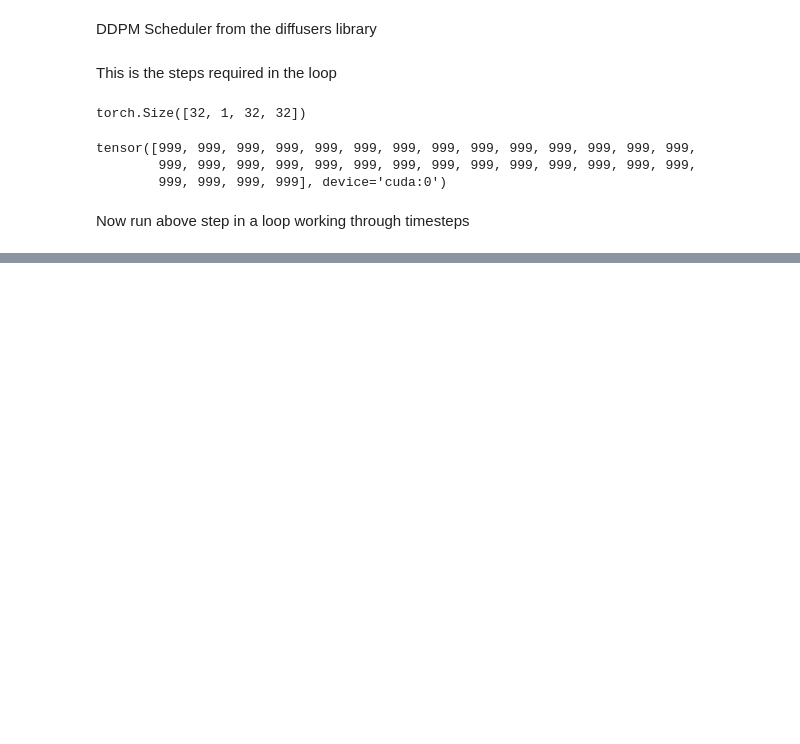
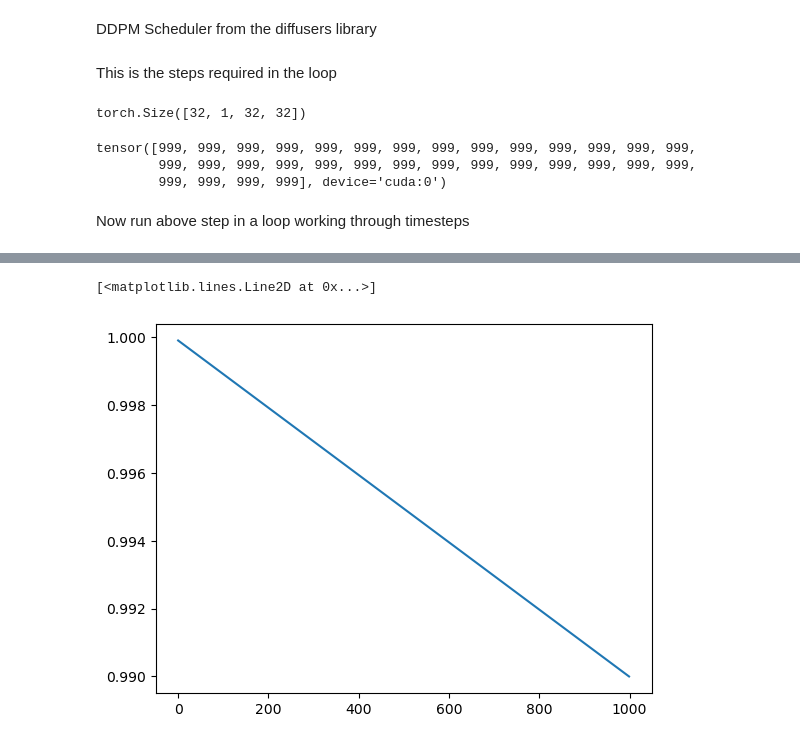
Before and after one commit to joeross999/fastai_classwork, a Jupyter notebook: notebooks/20_DDIM.ipynb, the cells around one changed output, grey strips where cells are left out. Drawn from its saved outputs; the diff is of its cells as text; code cells hidden in the pictures; blank space fills up the shorter version.

```diff
--- a/notebooks/20_DDIM.ipynb
+++ b/notebooks/20_DDIM.ipynb
@@ -135,0 +217,14 @@ clean_mem()
+# %%
+def linear_sched(betamin=0.0001,betamax=0.02,n_steps=1000):
+    beta = torch.linspace(betamin, betamax, n_steps)
+    return SimpleNamespace(a=1.-beta, abar=(1.-beta).cumprod(dim=0), sig=beta.sqrt())
+
+
+n_steps=1000
+sc = linear_sched(betamax=0.01, n_steps=n_steps)
+abar = sc.abar
+# %%
+plt.plot(sc.a)
+# %% [output]
+[<matplotlib.lines.Line2D at 0x...>]
+[figure, added]
```
Also changed, not shown: parts of 27 cells of this notebook, 3 other files.
